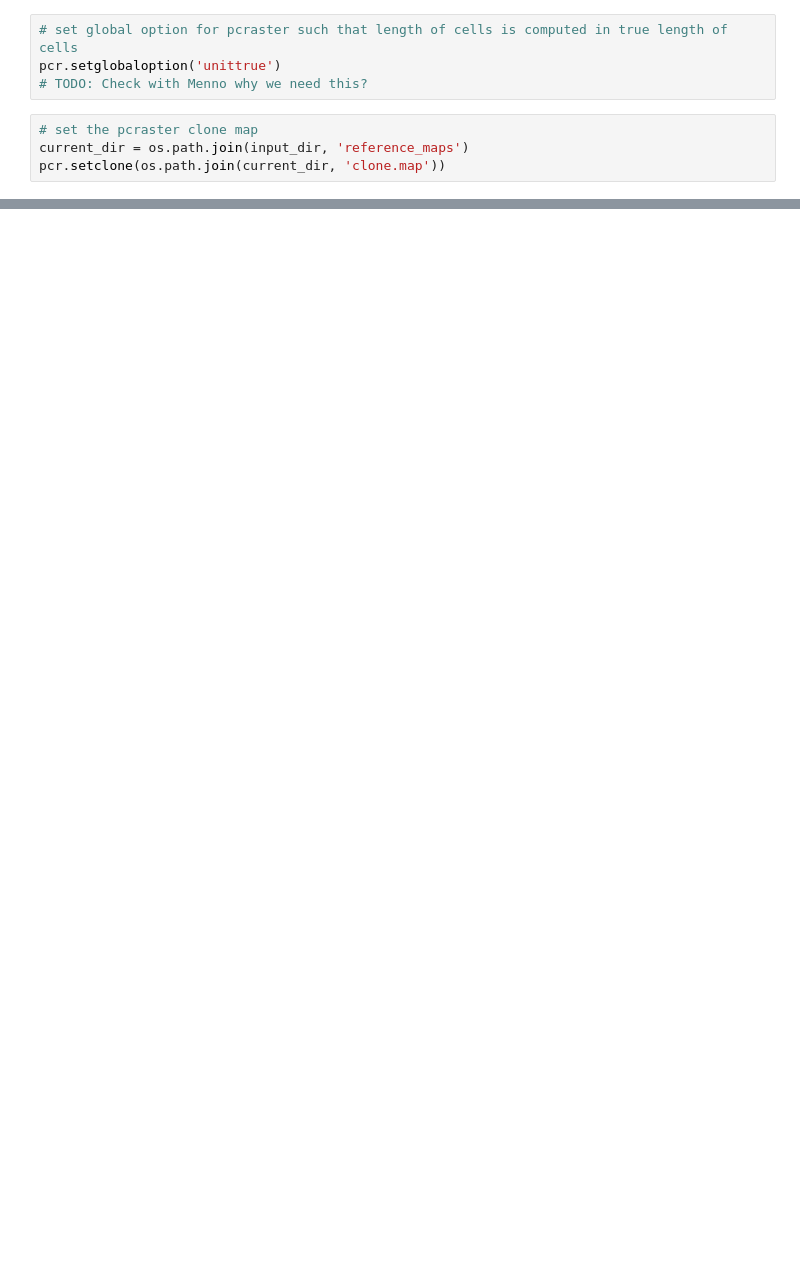
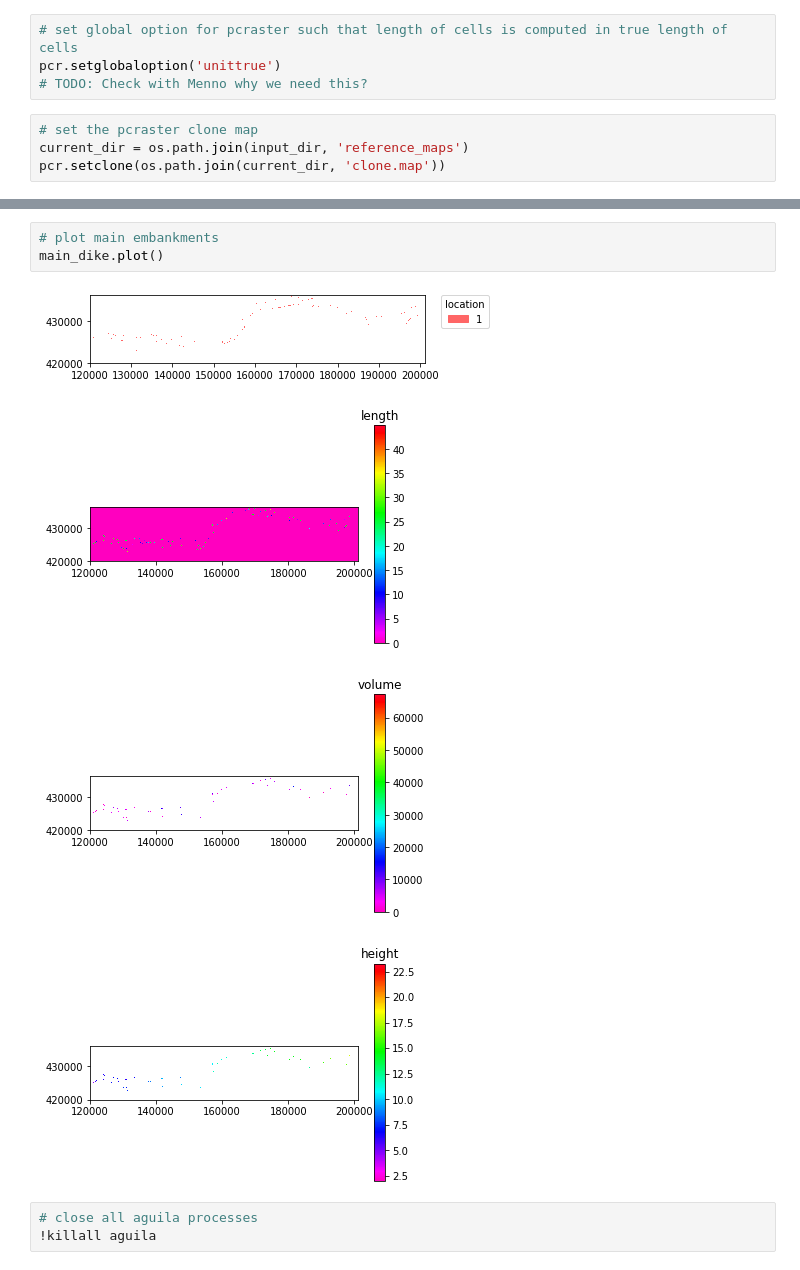
Before and after one commit to UU-Hydro/RiverScape, a Jupyter notebook: scratch/version_201909XX/intervent_parameter.ipynb, the cells around one changed output, grey strips where cells are left out. Cells and saved outputs as stored; diff of their text form; blank space fills up the shorter version.

```diff
--- a/scratch/version_201909XX/intervent_parameter.ipynb
+++ b/scratch/version_201909XX/intervent_parameter.ipynb
@@ -290,0 +132,11 @@ for measure in msr_list:
+# %%
+# plot main embankments
+main_dike.plot()
+# %% [output]
+[figure, added]
+[figure, added]
+[figure, added]
+[figure, added]
+# %%
+# close all aguila processes
+!killall aguila
```
Also changed, not shown: parts of 70 cells of this notebook, 18 other files.
